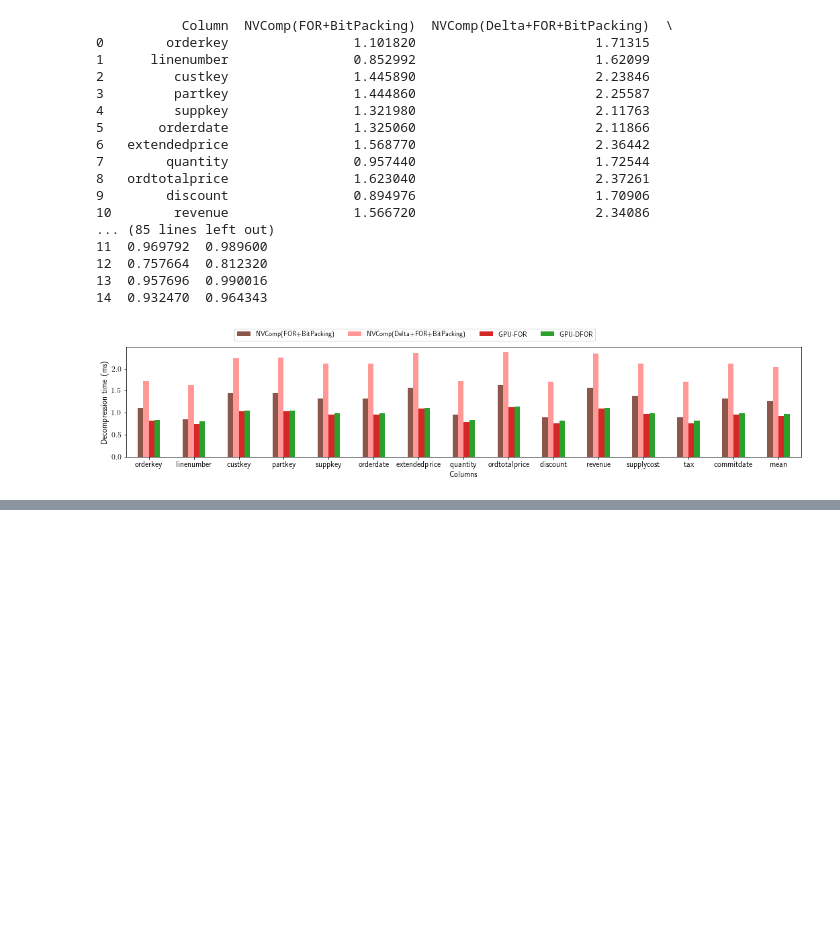
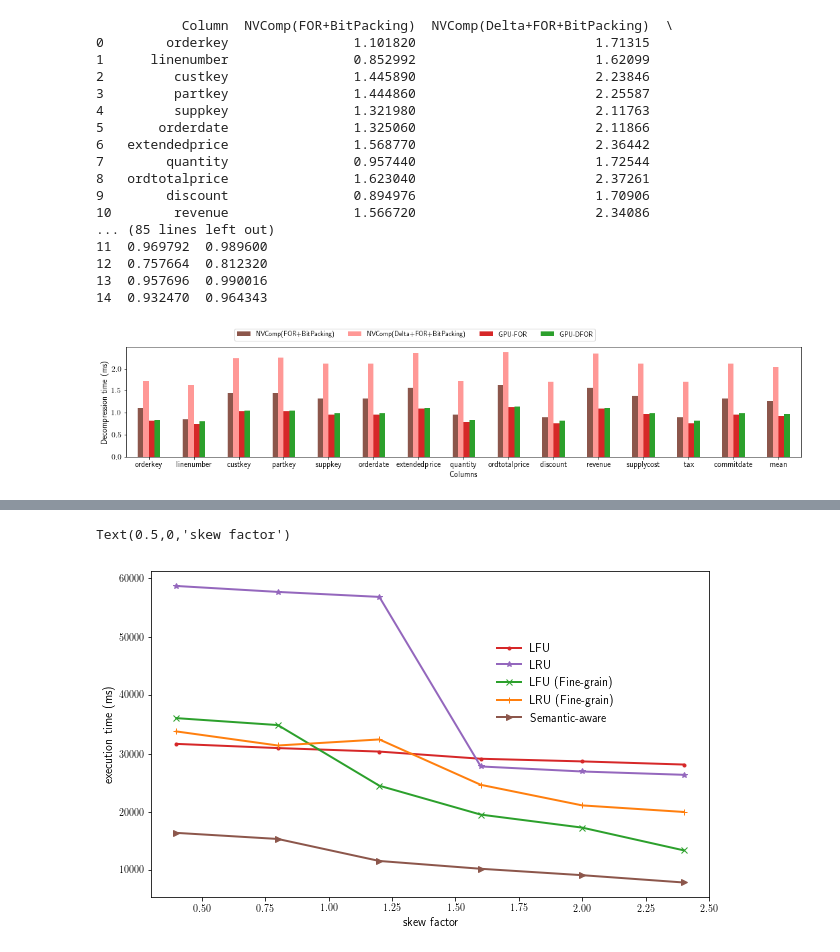
Before and after one commit to bwyogatama/Mordred-Deprecated, a Jupyter notebook: final.ipynb, the cells around one changed output, grey strips where cells are left out. Cells and saved outputs as stored; diff of their text form; code cells hidden in the pictures; blank space fills up the shorter version.

```diff
--- a/final.ipynb
+++ b/final.ipynb
@@ -1176,0 +1178,33 @@ Text(0.5,0,'cache size / data size')
+# %%
+fig, ax = plt.subplots()
+
+lfu = [31665, 30946, 30347, 29117, 28664, 28127]
+lru = [58703, 57688, 56834, 27799, 26936, 26370]
+lfuf = [36072, 34884, 24503, 19553, 17325, 13435]
+lruf = [33796, 31388, 32425, 24656, 21131, 20008]
+sem = [16427, 15382, 11615, 10278, 9180, 7930]
+ratio = [0.4, 0.8, 1.2, 1.6, 2.0, 2.4]
+
+ax.plot(ratio, lfu, '.-', color=tableau20[6], label='LFU', linewidth=2)
+ax.plot(ratio, lru, '*-', color=tableau20[8], label='LRU', linewidth=2)
+ax.plot(ratio, lfuf, 'x-', color=tableau20[4], label='LFU (Fine-grain)', linewidth=2)
+ax.plot(ratio, lruf, '+-', color=tableau20[2], label='LRU (Fine-grain)', linewidth=2)
+ax.plot(ratio, sem, '>-', color=tableau20[10], label='Semantic-aware', linewidth=2)
+
+plt.legend(fontsize=12, bbox_to_anchor=(0.6, 0.5), frameon=False, ncol=1)
+plt.rcParams["figure.figsize"] = (10,6)
+
+ax.set_ylabel('execution time (ms)', fontsize=12)
+ax.set_xlabel('skew factor', fontsize=12)
+
+zipfian distribution on the date column
+skew factor > the more probability of recent data being accessed
+data size 4 * cache size
+1000 replacement 1000 replacement r
+
+high skew factor
+query always access data in the range of 1 week - 4 year
+1992 - 1998
+# %% [output]
+Text(0.5,0,'skew factor')
+[figure, added]
```
Also changed, not shown: parts of 9 cells of this notebook, 23 other files.
